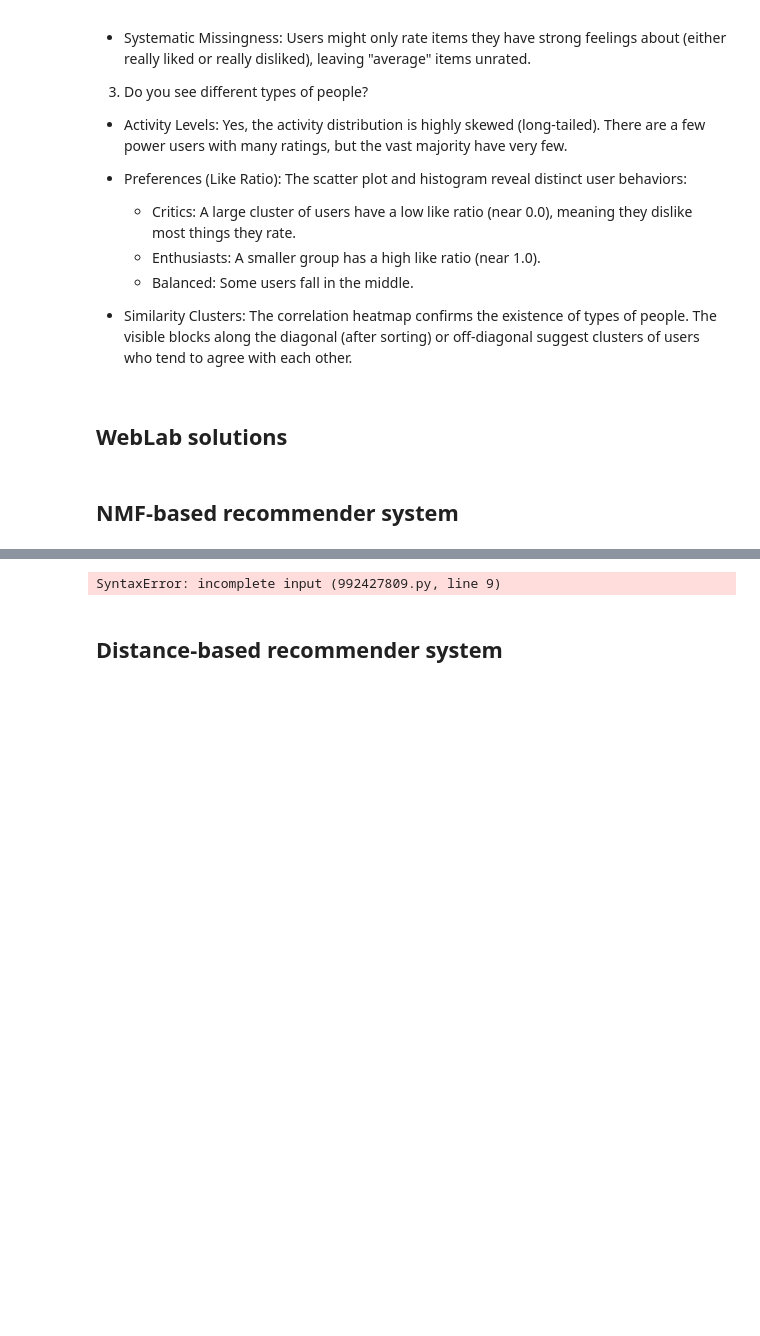
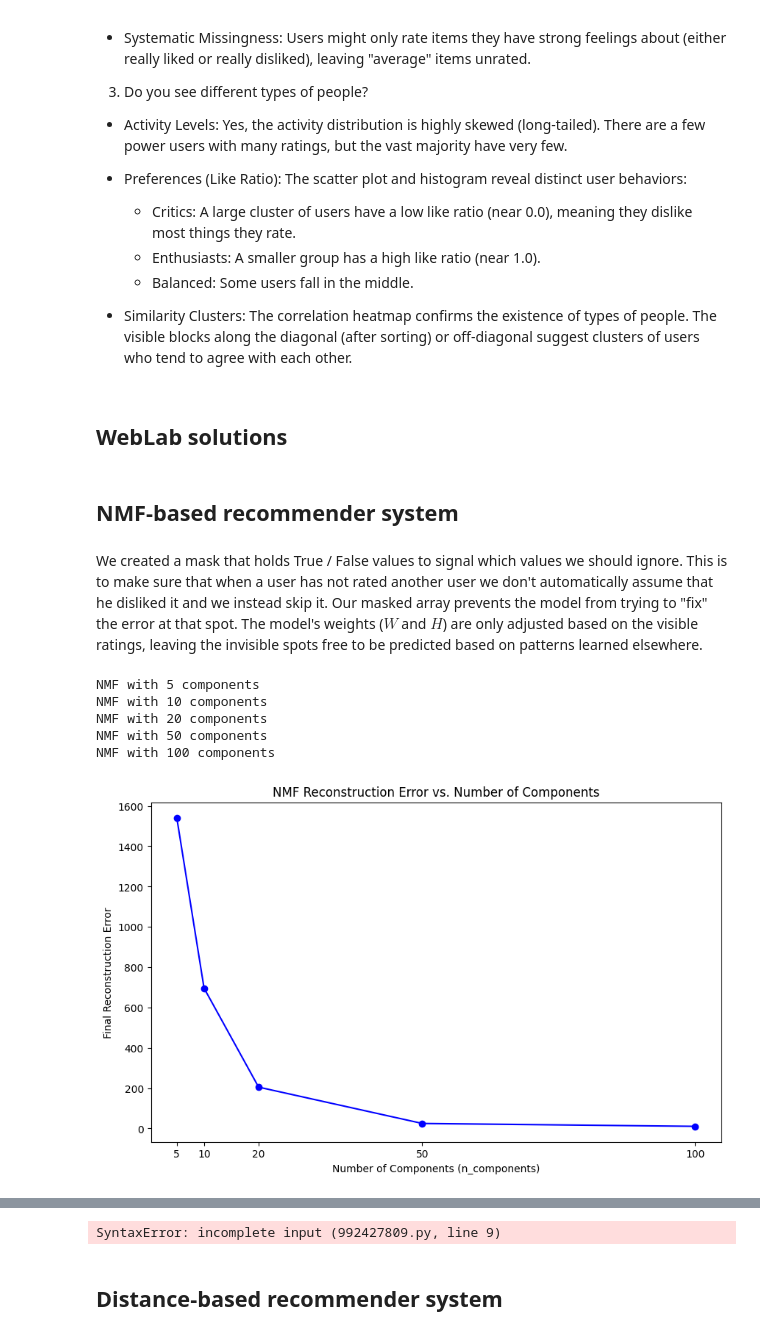
Before and after one commit to zain1290/Recommendation-System, a Jupyter notebook: dm_2026_lab_assignment_2_pipeline.ipynb, the cells around one changed output, grey strips where cells are left out. Saved outputs shown, nothing was run; the diff lists cells and outputs as text; code cells hidden in the pictures; blank space fills up the shorter version.

```diff
--- a/dm_2026_lab_assignment_2_pipeline.ipynb
+++ b/dm_2026_lab_assignment_2_pipeline.ipynb
@@ -379,14 +379,3 @@ def compute_signature(hashes: list[HashFunction], ids: list[set[int]]):
     return result
 # %% [markdown]
 ## NMF-based recommender system
-# %%
-# Step 1: NMF routine which can handle NaNs! (for the 'real data' NMF recommender system task)
-
-def nmf_nan(X, n_components: int, max_iter: int=1000, tol: float=1e-3):
-    """
-    Computes NMF of matrix X which includes 'unknown' NaN values.
-    """
-
-    # [Your solution]
-
-    return W, H, reconstruction_error
@@ -393,10 +416,34 @@ def nmf_nan(X, n_components: int, max_iter: int=1000, tol: float=1e-3):
+# %% [markdown]
+We created a mask that holds True / False values to signal which values we should ignore. This is to make sure that when a user has not rated another user we don't automatically assume that he disliked it and we instead skip it. Our masked array prevents the model from trying to "fix" the error at that spot. The model's weights ($W$ and $H$) are only adjusted based on the visible ratings, leaving the invisible spots free to be predicted based on patterns learned elsewhere.
 # %%
 # Step 2: Fit train data
 
 np.random.seed(5)
 list_components = np.array([5,10,20,50,100])
 
+errors = []
+
 # Compute nmf_nan() using the n_components in list_components, and following the instructions in the assignment pdf.
+for n in list_components:
+    print(f"NMF with {n} components")
 
+    # Run the NMF routine with limited iterations for speed
+    W, H, final_error = nmf_nan(train_data, n_components=n, max_iter=100)
+
+    errors.append(final_error)
 
 # Plot the final reconstruction error as a function of n_components
+plt.figure(figsize=(10, 6))
+plt.plot(list_components, errors, marker='o', linestyle='-', color='b')
+plt.title('NMF Reconstruction Error vs. Number of Components')
+plt.xlabel('Number of Components (n_components)')
+plt.ylabel('Final Reconstruction Error')
+plt.xticks(list_components)
+plt.show()
+# %% [output]
+NMF with 5 components
+NMF with 10 components
+NMF with 20 components
+NMF with 50 components
+NMF with 100 components
+[figure, added]
```
Also changed, not shown: parts of 2 cells of this notebook.
